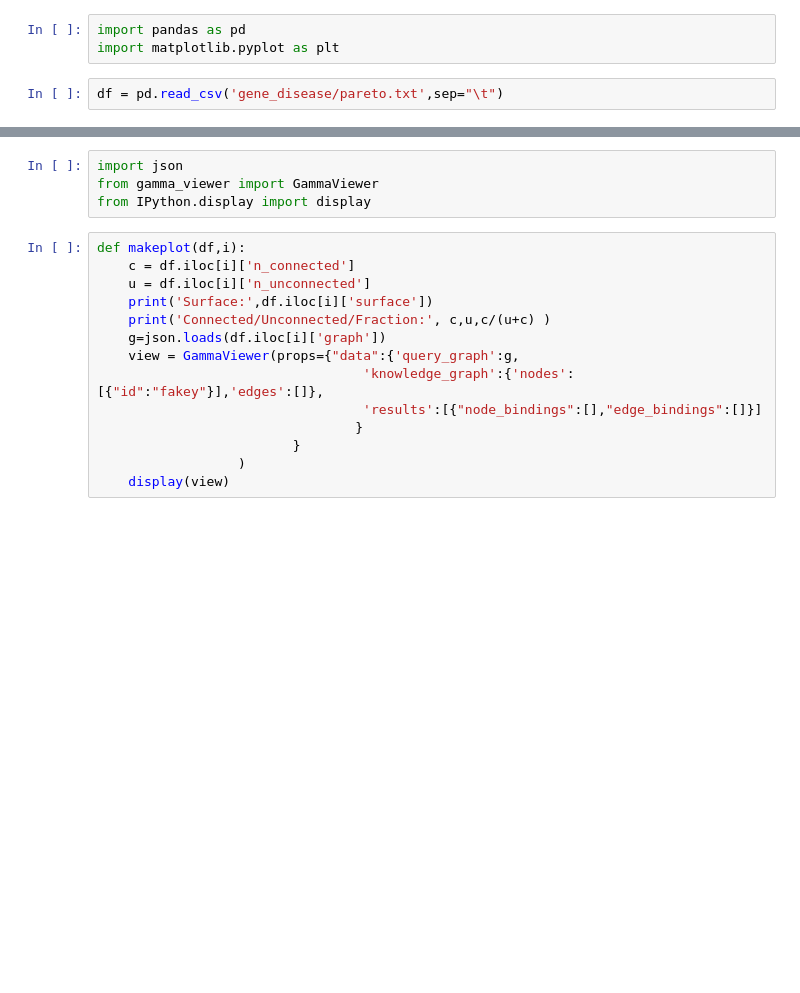
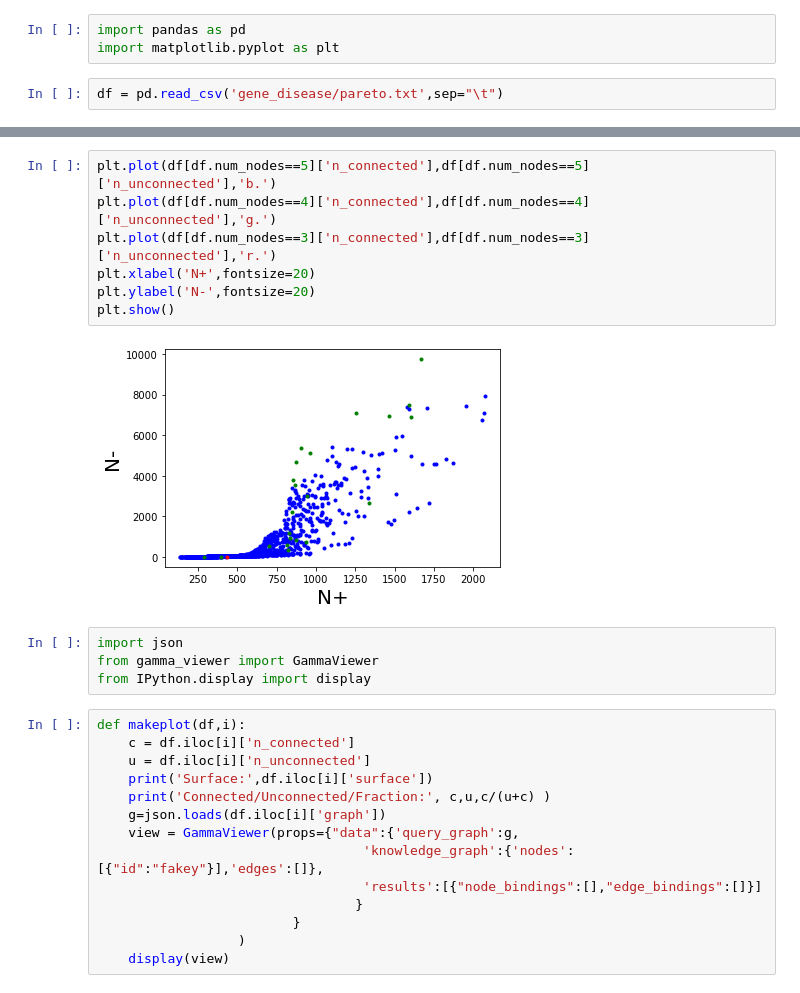
Before and after one commit to TranslatorIIPrototypes/graphsampler, a Jupyter notebook: ExamineQGs.ipynb, the cells around one changed output, grey strips where cells are left out. Drawn from its saved outputs; the diff is of its cells as text; blank space fills up the shorter version.

```diff
--- a/ExamineQGs.ipynb
+++ b/ExamineQGs.ipynb
@@ -42,3 +61,12 @@ df.head()
+# %%
+plt.plot(df[df.num_nodes==5]['n_connected'],df[df.num_nodes==5]['n_unconnected'],'b.')
+plt.plot(df[df.num_nodes==4]['n_connected'],df[df.num_nodes==4]['n_unconnected'],'g.')
+plt.plot(df[df.num_nodes==3]['n_connected'],df[df.num_nodes==3]['n_unconnected'],'r.')
+plt.xlabel('N+',fontsize=20)
+plt.ylabel('N-',fontsize=20)
+plt.show()
+# %% [output]
+[figure, added]
 # %%
 import json
 from gamma_viewer import GammaViewer
```
Also changed, not shown: parts of 74 cells of this notebook, 3 other files.
